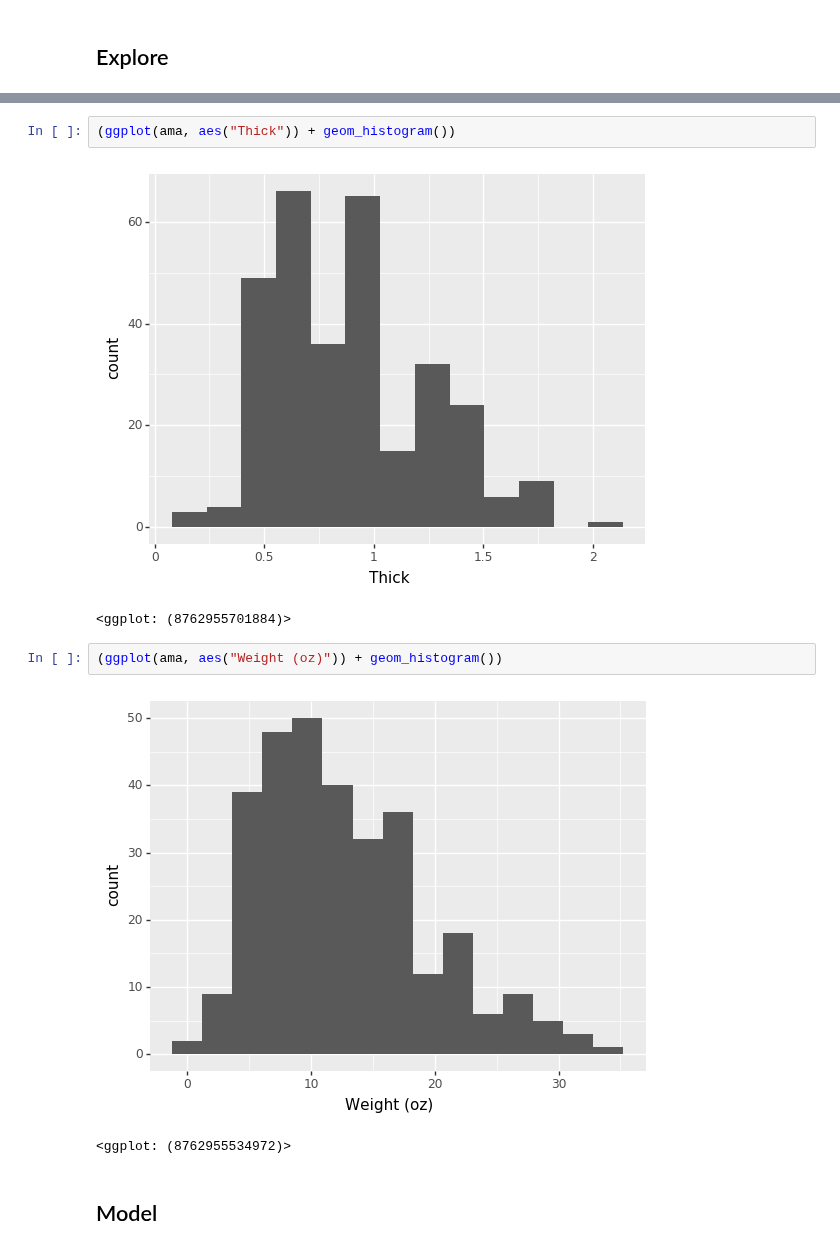
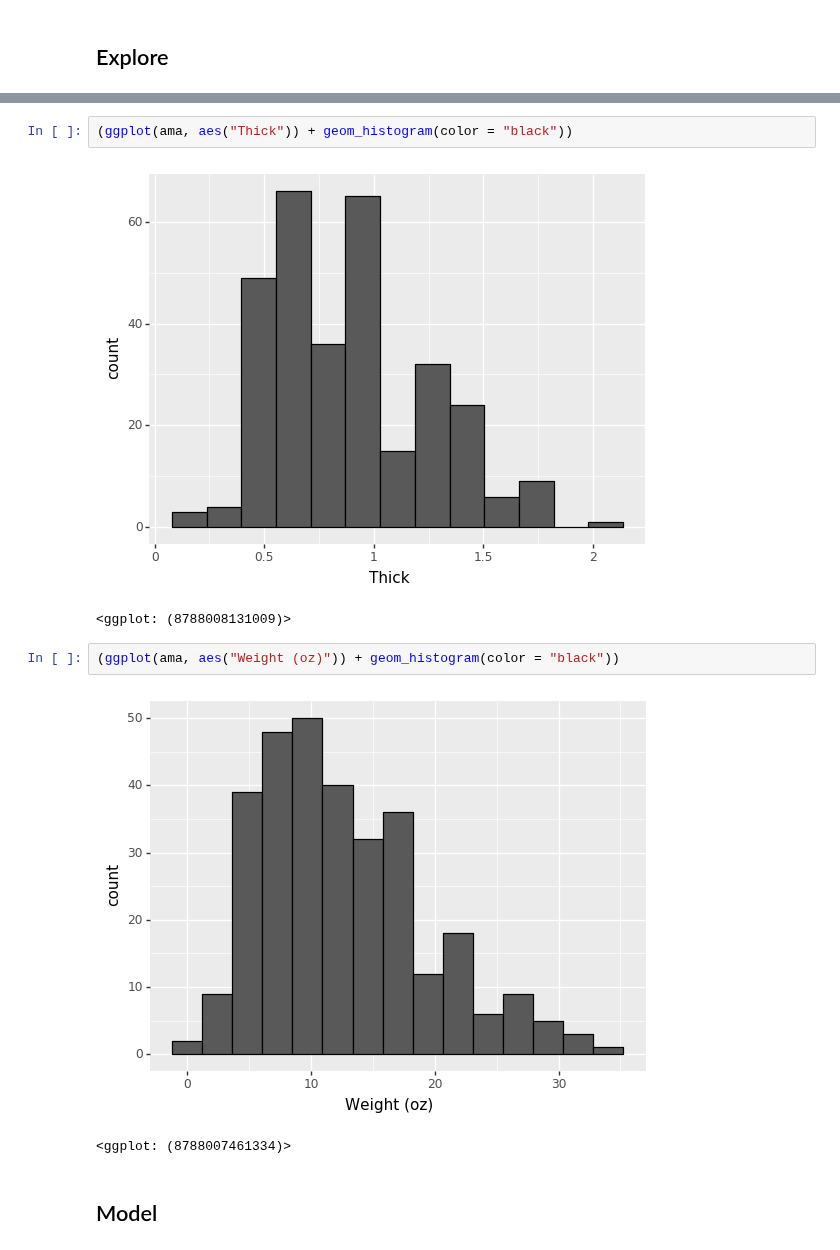
Before and after one commit to chelseaparlett/CPSC392ParlettPelleriti, a Jupyter notebook: InClass/LectureNotebooks/Linear Regression I--Class 6.ipynb, the cells around one changed output, grey strips where cells are left out. Drawn from its saved outputs; the diff is of its cells as text.

```diff
--- a/InClass/LectureNotebooks/Linear Regression I--Class 6.ipynb
+++ b/InClass/LectureNotebooks/Linear Regression I--Class 6.ipynb
@@ -88,13 +88,13 @@ ama = ama.dropna() #drop missing values
 # %%
-(ggplot(ama, aes("Thick")) + geom_histogram())
+(ggplot(ama, aes("Thick")) + geom_histogram(color = "black"))
 # %% [output]
-[figure, old version]
+[figure, new version]
-<ggplot: (8762955701884)>
+<ggplot: (8788008131009)>
 # %%
-(ggplot(ama, aes("Weight (oz)")) + geom_histogram())
+(ggplot(ama, aes("Weight (oz)")) + geom_histogram(color = "black"))
 # %% [output]
-[figure, old version]
+[figure, new version]
-<ggplot: (8762955534972)>
+<ggplot: (8788007461334)>
 # %% [markdown]
 ## Model
 # %%
```
Also changed, not shown: parts of 23 cells of this notebook, 1 other file.
